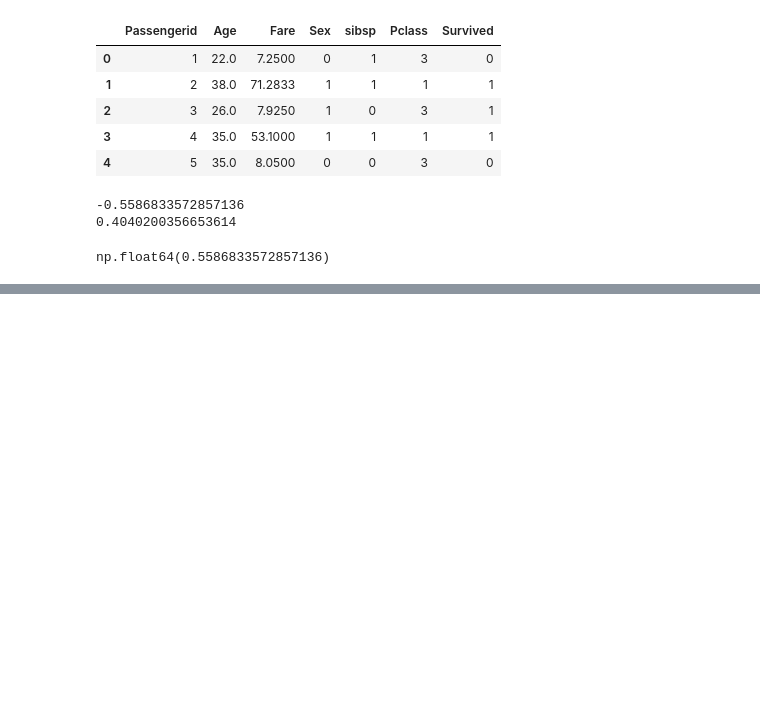
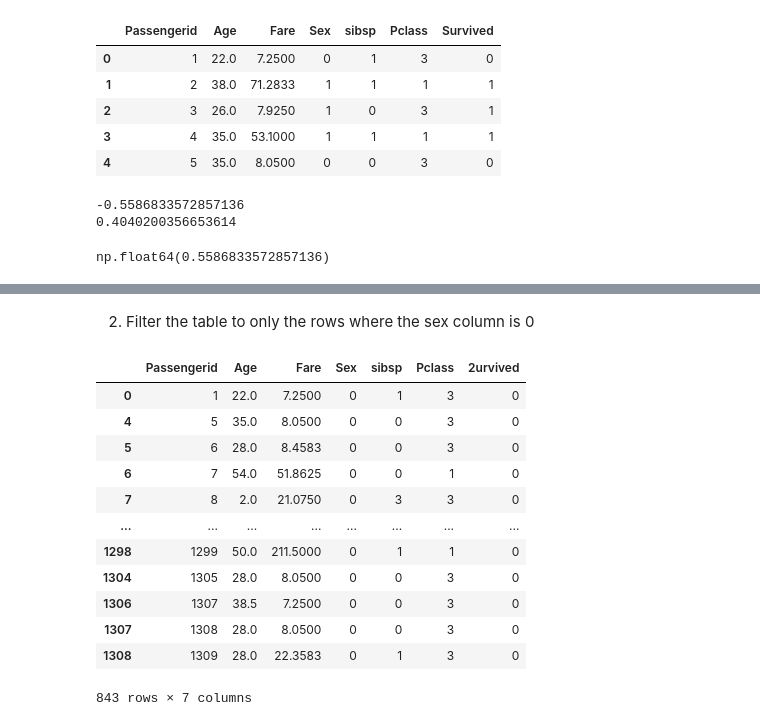
Before and after one commit to DebbWass/DataEngAICourse, a Jupyter notebook: Lessons/Class/12012026/Class/JB_DataAnalysis_12012026.ipynb, the cells around one changed output, grey strips where cells are left out. Cells and saved outputs as stored; diff of their text form; code cells hidden in the pictures; blank space fills up the shorter version.

```diff
--- a/Lessons/Class/12012026/Class/JB_DataAnalysis_12012026.ipynb
+++ b/Lessons/Class/12012026/Class/JB_DataAnalysis_12012026.ipynb
@@ -254,0 +389,18 @@ np.float64(0.5586833572857136)
+# %% [markdown]
+2. Filter the table to only the rows where the sex column is 0
+# %%
+df.query('Sex == 0')
+# %% [output]
+|  | Passengerid | Age | Fare | Sex | sibsp | Pclass | 2urvived |
+| 0 | 1 | 22.0 | 7.2500 | 0 | 1 | 3 | 0 |
+| 4 | 5 | 35.0 | 8.0500 | 0 | 0 | 3 | 0 |
+| 5 | 6 | 28.0 | 8.4583 | 0 | 0 | 3 | 0 |
+| 6 | 7 | 54.0 | 51.8625 | 0 | 0 | 1 | 0 |
+| 7 | 8 | 2.0 | 21.0750 | 0 | 3 | 3 | 0 |
+| ... | ... | ... | ... | ... | ... | ... | ... |
+| 1298 | 1299 | 50.0 | 211.5000 | 0 | 1 | 1 | 0 |
+| 1304 | 1305 | 28.0 | 8.0500 | 0 | 0 | 3 | 0 |
+| 1306 | 1307 | 38.5 | 7.2500 | 0 | 0 | 3 | 0 |
+| 1307 | 1308 | 28.0 | 8.0500 | 0 | 0 | 3 | 0 |
+| 1308 | 1309 | 28.0 | 22.3583 | 0 | 1 | 3 | 0 |
+843 rows × 7 columns
```
Also changed, not shown: parts of 21 cells of this notebook, 2 other files.
